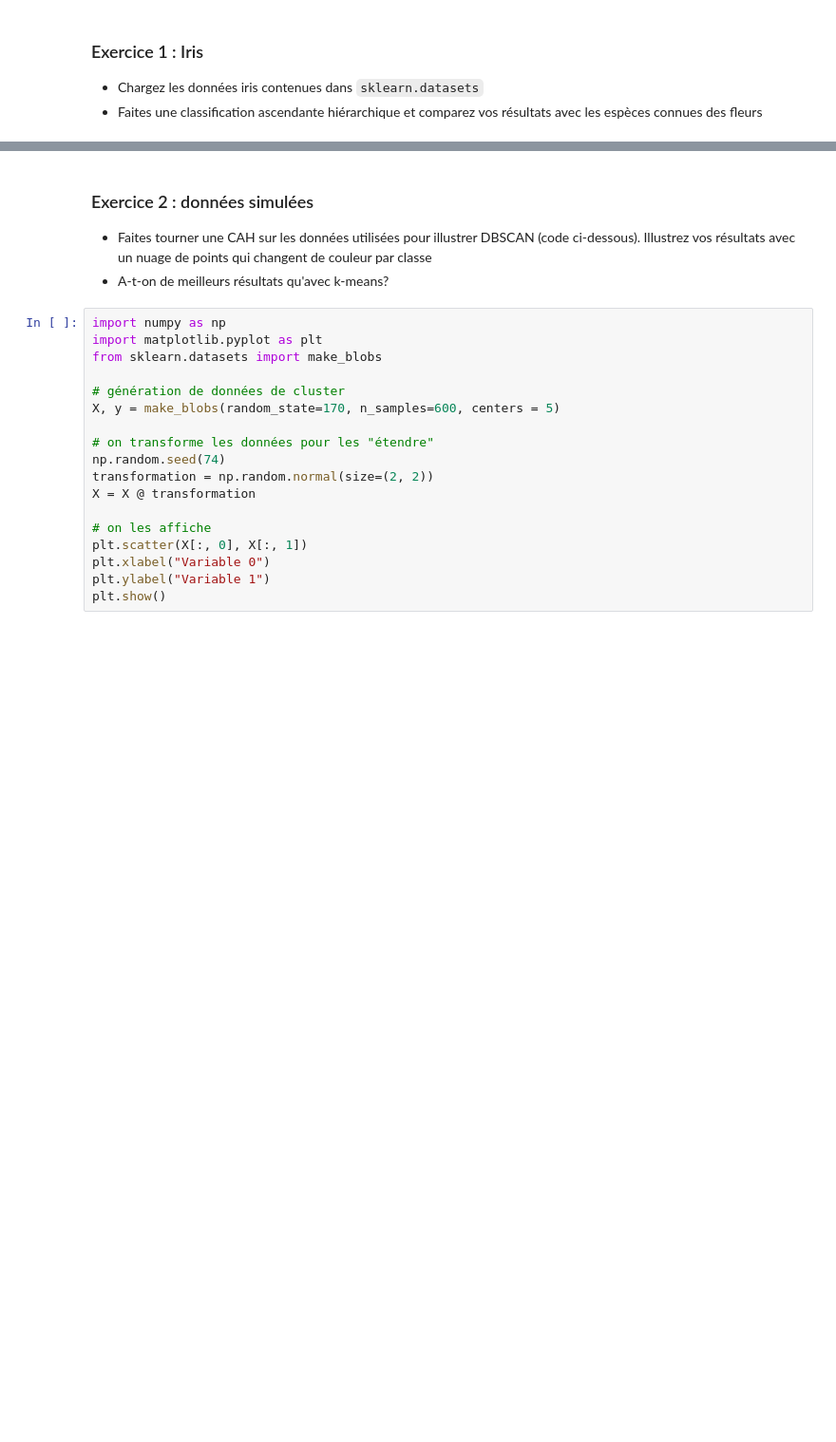
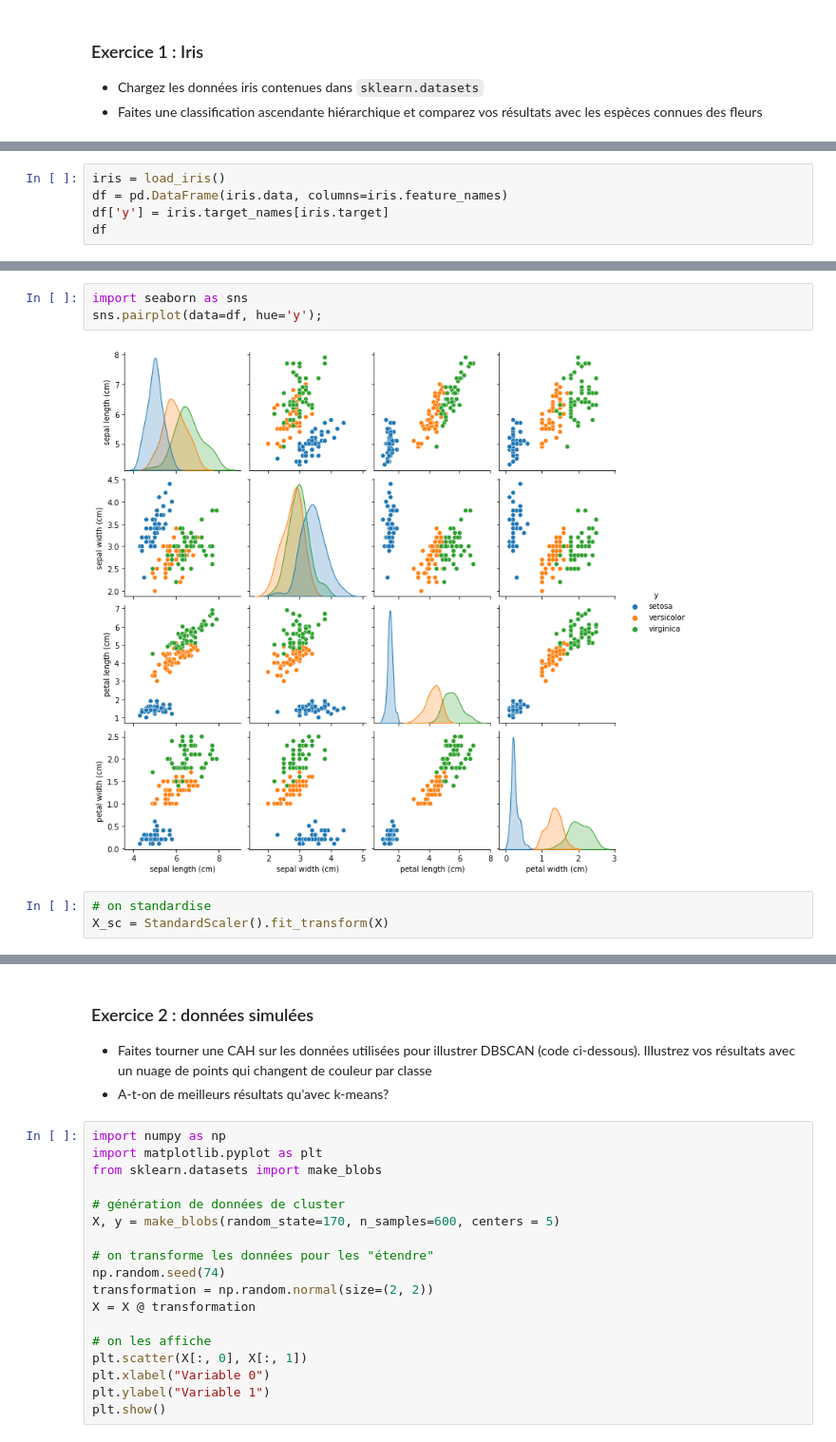
Before and after one commit to louiskuhn/IA-P2-Euskadi, a Jupyter notebook: Ressources/Machine Learning/Clustering/CAH/CAH.ipynb, the cells around one changed output, grey strips where cells are left out. Shown: that part at 95% size. Drawn from its saved outputs; the diff is of its cells as text; blank space fills up the shorter version.

```diff
--- a/Ressources/Machine Learning/Clustering/CAH/CAH.ipynb
+++ b/Ressources/Machine Learning/Clustering/CAH/CAH.ipynb
@@ -247,0 +255,5 @@ pd.DataFrame({"Fromage" : y.to_numpy()[index_cah], "Groupe" : classes_cah[index_
+# %%
+iris = load_iris()
+df = pd.DataFrame(iris.data, columns=iris.feature_names)
+df['y'] = iris.target_names[iris.target]
+df
@@ -247,0 +274,8 @@ pd.DataFrame({"Fromage" : y.to_numpy()[index_cah], "Groupe" : classes_cah[index_
+# %%
+import seaborn as sns
+sns.pairplot(data=df, hue='y');
+# %% [output]
+[figure, added]
+# %%
+# on standardise
+X_sc = StandardScaler().fit_transform(X)
```
Also changed, not shown: parts of 23 cells of this notebook, 2 other files.
